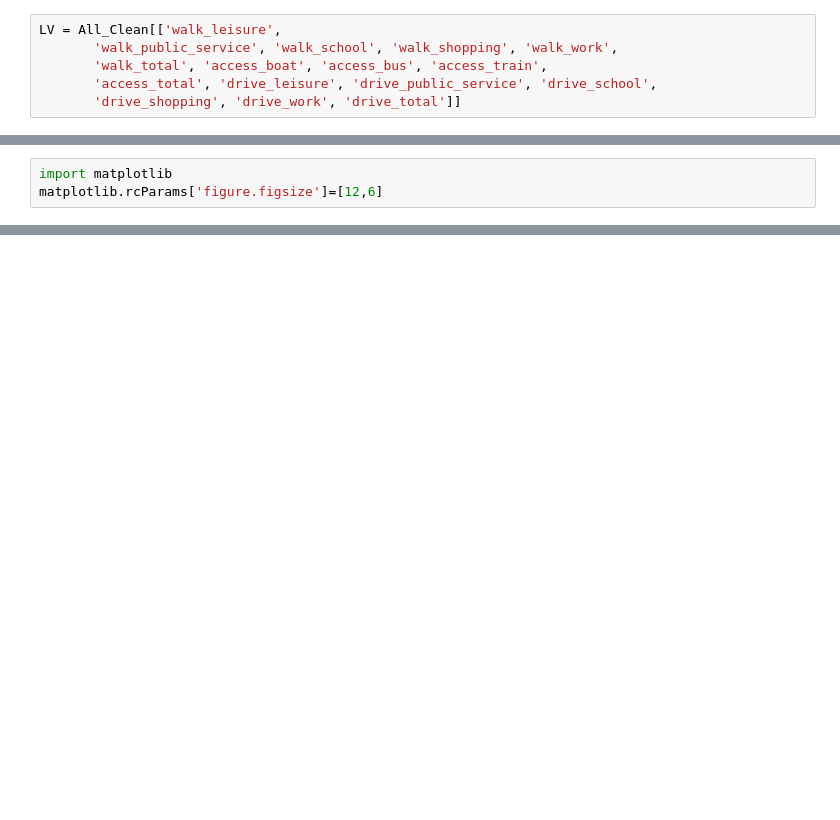
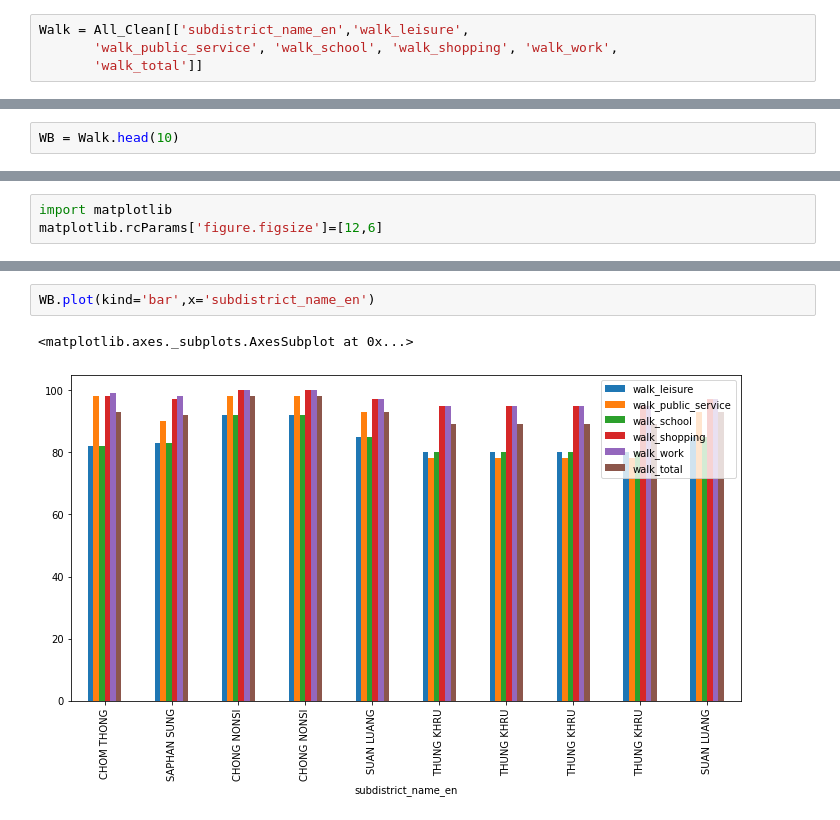
Before and after one commit to bunnybbear/BasicProg_DataViz65, a Jupyter notebook: Project.ipynb, the cells around one changed output, grey strips where cells are left out. Cells and saved outputs as stored; diff of their text form; blank space fills up the shorter version.

```diff
--- a/Project.ipynb
+++ b/Project.ipynb
@@ -882,6 +884,4 @@ Eating
 # %%
-LV = All_Clean[['walk_leisure',
+Walk = All_Clean[['subdistrict_name_en','walk_leisure',
        'walk_public_service', 'walk_school', 'walk_shopping', 'walk_work',
-       'walk_total', 'access_boat', 'access_bus', 'access_train',
-       'access_total', 'drive_leisure', 'drive_public_service', 'drive_school',
-       'drive_shopping', 'drive_work', 'drive_total']]
+       'walk_total']]
@@ -903,0 +904,2 @@ LV
+# %%
+WB = Walk.head(10)
@@ -906,0 +935,5 @@ matplotlib.rcParams['figure.figsize']=[12,6]
+# %%
+WB.plot(kind='bar',x='subdistrict_name_en')
+# %% [output]
+<matplotlib.axes._subplots.AxesSubplot at 0x...>
+[figure, added]
```
Also changed, not shown: parts of 10 cells of this notebook.
